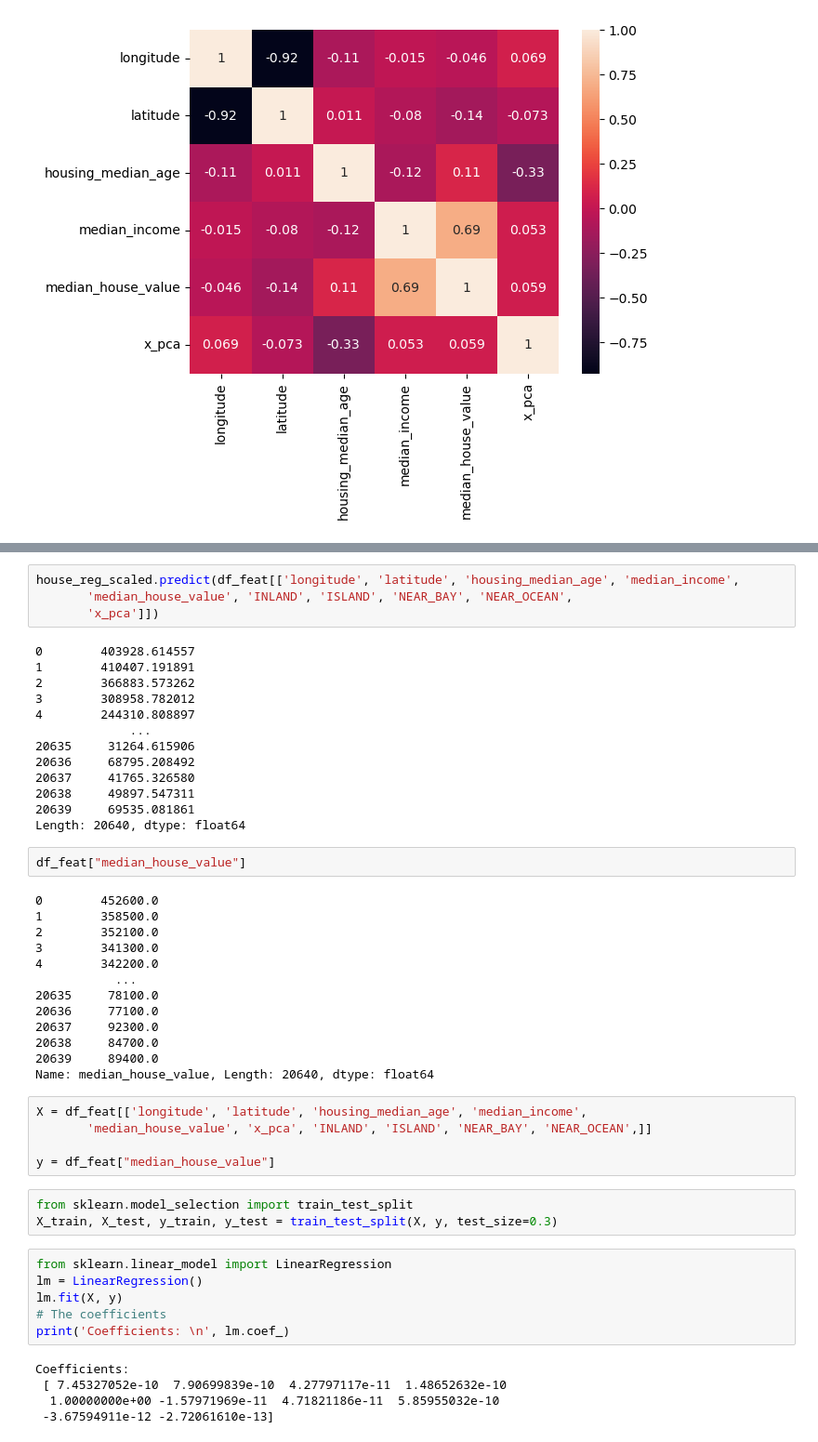
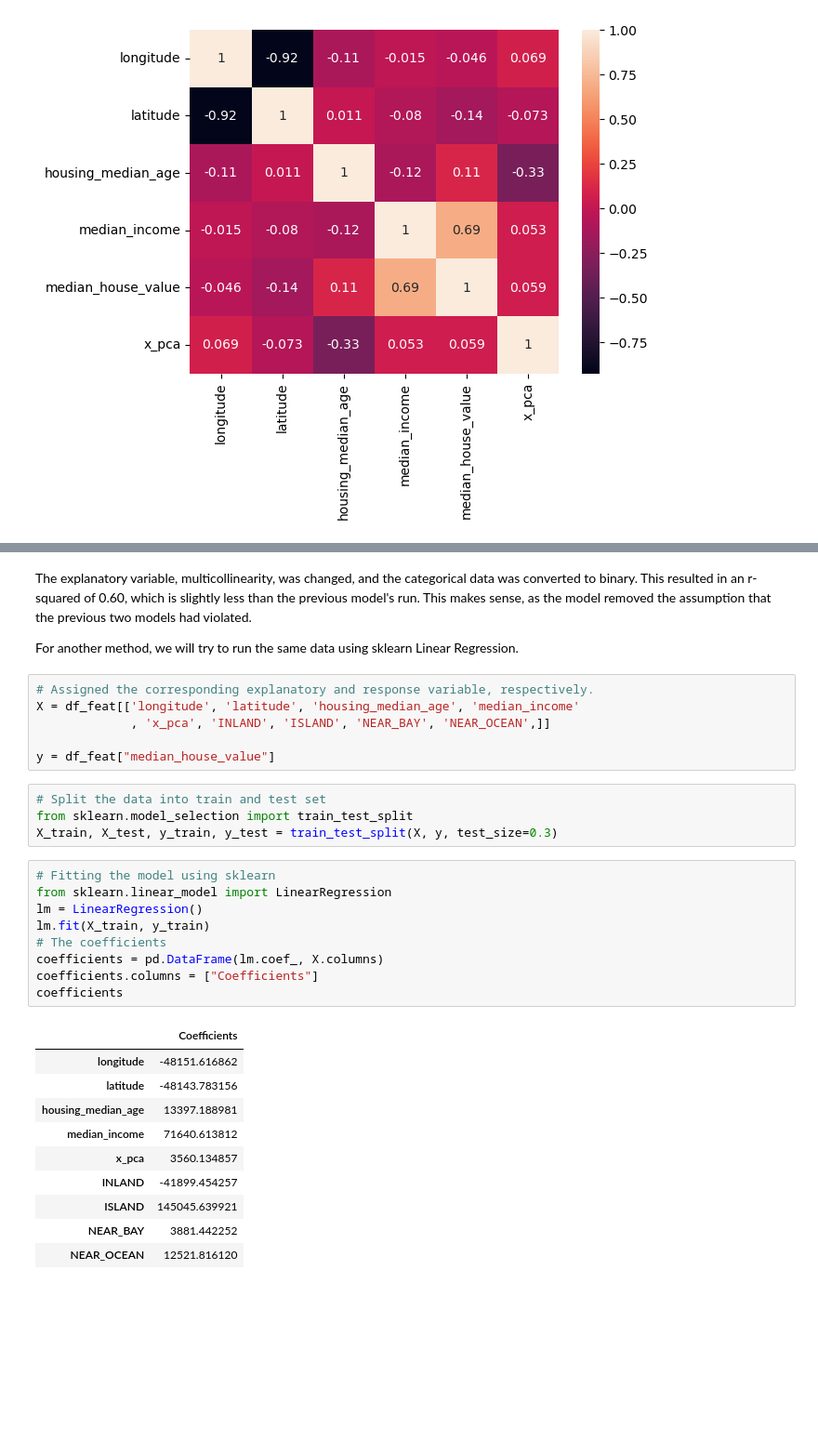
Before and after one commit to jemaaku/regression, a Jupyter notebook: California.ipynb, the cells around one changed output, grey strips where cells are left out. Shown at 93% size. Drawn from its saved outputs; the diff is of its cells as text; blank space fills up the shorter version.

```diff
--- a/California.ipynb
+++ b/California.ipynb
@@ -392,57 +419,39 @@ OLS Regression Results
 | Kurtosis: | 5.935 | Cond. No. | 125. |
 Notes:
 [1] Standard Errors assume that the covariance matrix of the errors is correctly specified.
-# %%
-house_reg_scaled.predict(df_feat[['longitude', 'latitude', 'housing_median_age', 'median_income',
-       'median_house_value', 'INLAND', 'ISLAND', 'NEAR_BAY', 'NEAR_OCEAN',
-       'x_pca']])
-# %% [output]
-0        403928.614557
-1        410407.191891
-2        366883.573262
-3        308958.782012
-4        244310.808897
-             ...
-20635     31264.615906
-20636     68795.208492
-20637     41765.326580
-20638     49897.547311
-20639     69535.081861
-Length: 20640, dtype: float64
-# %%
-df_feat["median_house_value"]
-# %% [output]
-0        452600.0
-1        358500.0
-2        352100.0
-3        341300.0
-4        342200.0
-           ...
-20635     78100.0
-20636     77100.0
-20637     92300.0
-20638     84700.0
-20639     89400.0
-Name: median_house_value, Length: 20640, dtype: float64
+# %% [markdown]
+<p> The explanatory variable, multicollinearity, was changed, and the categorical data was converted to binary. This resulted in an r-squared of 0.60, which is slightly less than the previous model's run. This makes sense, as the model removed the assumption that the previous two models had violated. </p>
+<p> For another method, we will try to run the same data using sklearn Linear Regression. </p>
 # %%
-X = df_feat[['longitude', 'latitude', 'housing_median_age', 'median_income',
-       'median_house_value', 'x_pca', 'INLAND', 'ISLAND', 'NEAR_BAY', 'NEAR_OCEAN',]]
+# Assigned the corresponding explanatory and response variable, respectively.
+X = df_feat[['longitude', 'latitude', 'housing_median_age', 'median_income'
+             , 'x_pca', 'INLAND', 'ISLAND', 'NEAR_BAY', 'NEAR_OCEAN',]]
 
 y = df_feat["median_house_value"]
 # %%
+# Split the data into train and test set
 from sklearn.model_selection import train_test_split
 X_train, X_test, y_train, y_test = train_test_split(X, y, test_size=0.3)
 # %%
+# Fitting the model using sklearn
 from sklearn.linear_model import LinearRegression
 lm = LinearRegression()
-lm.fit(X, y)
+lm.fit(X_train, y_train)
 # The coefficients
-print('Coefficients: \n', lm.coef_)
+coefficients = pd.DataFrame(lm.coef_, X.columns)
+coefficients.columns = ["Coefficients"]
+coefficients
 # %% [output]
-Coefficients:
- [ 7.45327052e-10  7.90699839e-10  4.27797117e-11  1.48652632e-10
-  1.00000000e+00 -1.57971969e-11  4.71821186e-11  5.85955032e-10
- -3.67594911e-12 -2.72061610e-13]
+|  | Coefficients |
+| longitude | -48151.616862 |
+| latitude | -48143.783156 |
+| housing_median_age | 13397.188981 |
+| median_income | 71640.613812 |
+| x_pca | 3560.134857 |
+| INLAND | -41899.454257 |
+| ISLAND | 145045.639921 |
+| NEAR_BAY | 3881.442252 |
+| NEAR_OCEAN | 12521.816120 |
 # %%
 lm.intercept_
 # %% [output]
```
Also changed, not shown: parts of 17 cells of this notebook.
